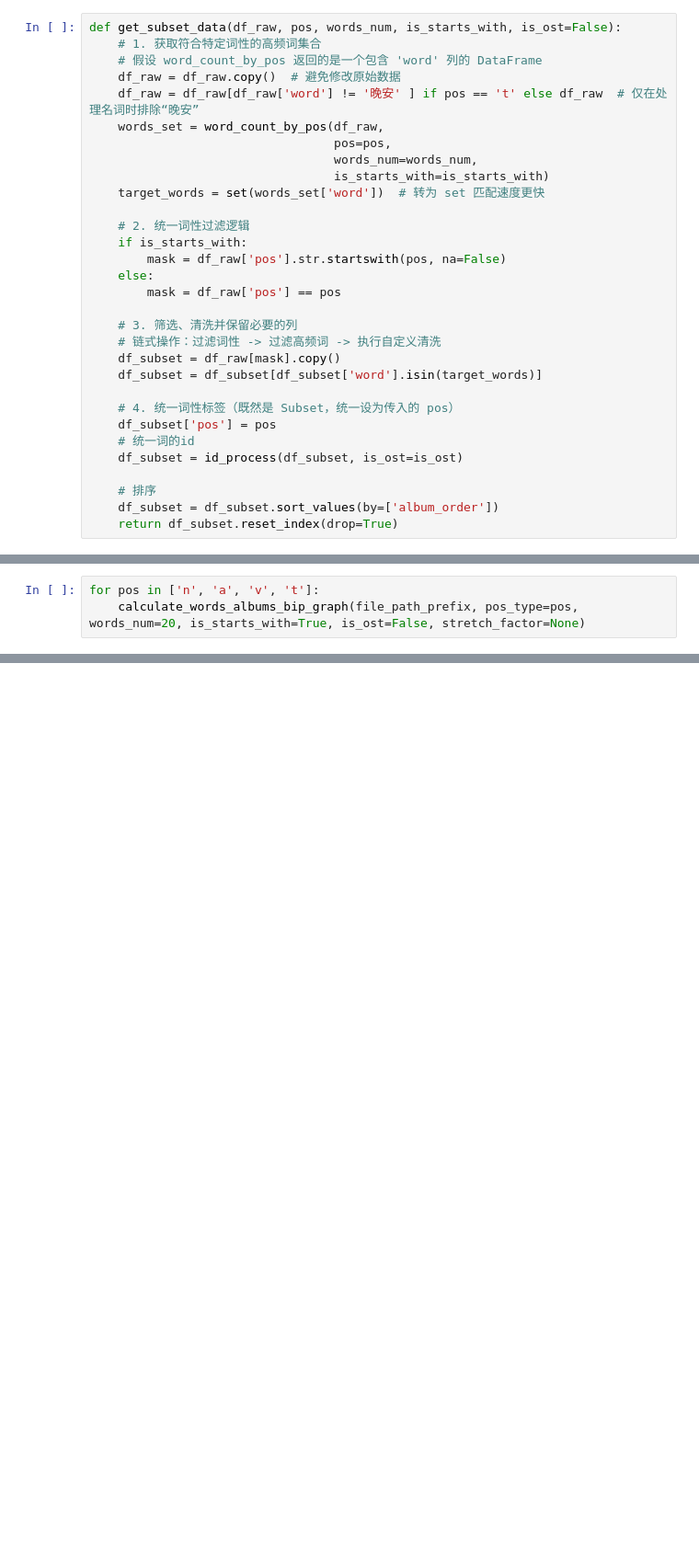
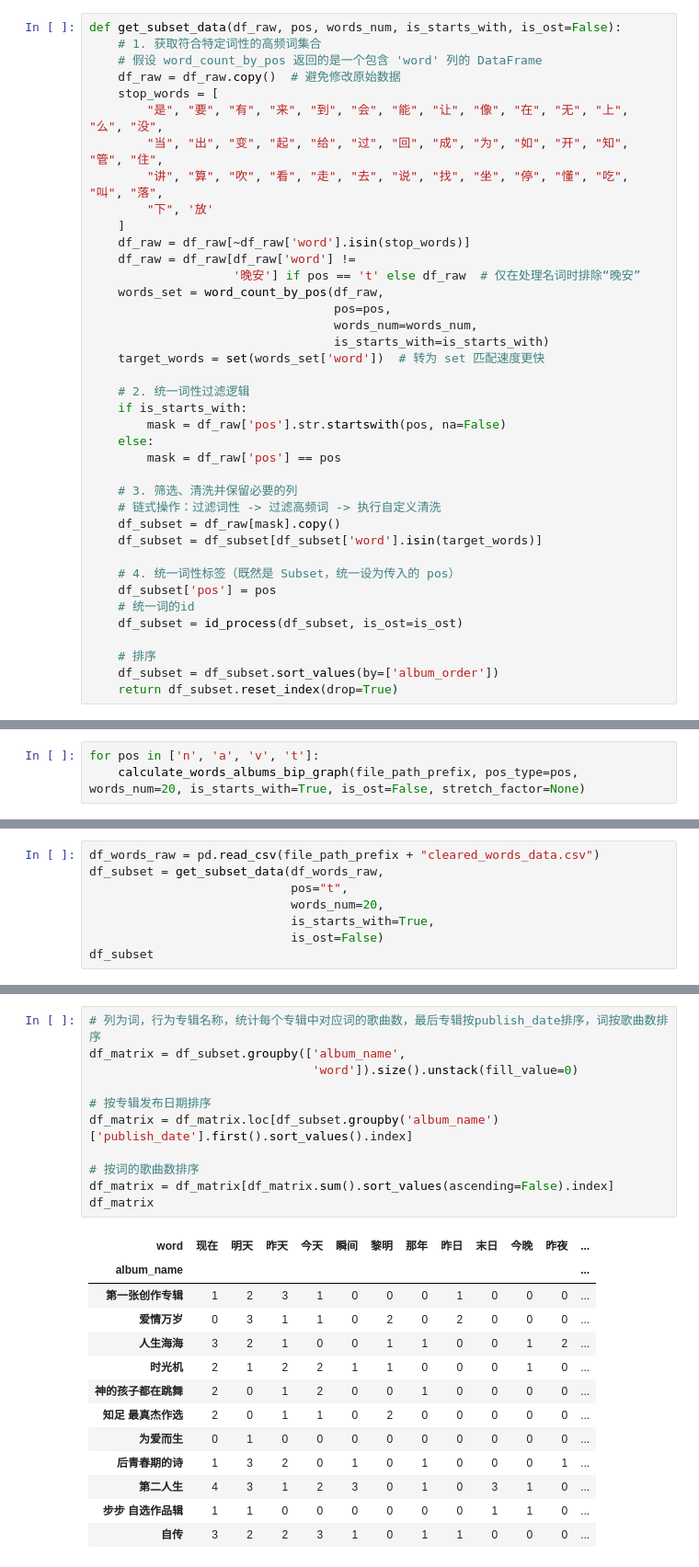
Before and after one commit to Kofi-W/net_charts, a Jupyter notebook: songs/words_bip_graph.ipynb, the cells around one changed output, grey strips where cells are left out. Shown at 92% size. Cells and saved outputs as stored; diff of their text form; blank space fills up the shorter version.

```diff
--- a/songs/words_bip_graph.ipynb
+++ b/songs/words_bip_graph.ipynb
@@ -49,7 +49,15 @@ def get_subset_data(df_raw, pos, words_num, is_starts_with, is_ost=False):
     # 1. 获取符合特定词性的高频词集合
     # 假设 word_count_by_pos 返回的是一个包含 'word' 列的 DataFrame
     df_raw = df_raw.copy()  # 避免修改原始数据
-    df_raw = df_raw[df_raw['word'] != '晚安' ] if pos == 't' else df_raw  # 仅在处理名词时排除“晚安”
+    stop_words = [
+        "是", "要", "有", "来", "到", "会", "能", "让", "像", "在", "无", "上", "么", "没",
+        "当", "出", "变", "起", "给", "过", "回", "成", "为", "如", "开", "知", "管", "住",
+        "讲", "算", "吹", "看", "走", "去", "说", "找", "坐", "停", "懂", "吃", "叫", "落",
+        "下", '放'
+    ]
+    df_raw = df_raw[~df_raw['word'].isin(stop_words)]
+    df_raw = df_raw[df_raw['word'] !=
+                    '晚安'] if pos == 't' else df_raw  # 仅在处理名词时排除“晚安”
     words_set = word_count_by_pos(df_raw,
                                   pos=pos,
                                   words_num=words_num,
@@ -402,0 +540,8 @@ for pos in ['n', 'a', 'v', 't']:
+# %%
+df_words_raw = pd.read_csv(file_path_prefix + "cleared_words_data.csv")
+df_subset = get_subset_data(df_words_raw,
+                            pos="t",
+                            words_num=20,
+                            is_starts_with=True,
+                            is_ost=False)
+df_subset
@@ -402,0 +562,25 @@ for pos in ['n', 'a', 'v', 't']:
+# %%
+# 列为词，行为专辑名称，统计每个专辑中对应词的歌曲数，最后专辑按publish_date排序，词按歌曲数排序
+df_matrix = df_subset.groupby(['album_name',
+                               'word']).size().unstack(fill_value=0)
+
+# 按专辑发布日期排序
+df_matrix = df_matrix.loc[df_subset.groupby('album_name')['publish_date'].first().sort_values().index]
+
+# 按词的歌曲数排序
+df_matrix = df_matrix[df_matrix.sum().sort_values(ascending=False).index]
+df_matrix
+# %% [output]
+| word | 现在 | 明天 | 昨天 | 今天 | 瞬间 | 黎明 | 那年 | 昨日 | 末日 | 今晚 | 昨夜 | ... |
+| album_name |  |  |  |  |  |  |  |  |  |  |  | ... |
+| 第一张创作专辑 | 1 | 2 | 3 | 1 | 0 | 0 | 0 | 1 | 0 | 0 | 0 | ... |
+| 爱情万岁 | 0 | 3 | 1 | 1 | 0 | 2 | 0 | 2 | 0 | 0 | 0 | ... |
+| 人生海海 | 3 | 2 | 1 | 0 | 0 | 1 | 1 | 0 | 0 | 1 | 2 | ... |
+| 时光机 | 2 | 1 | 2 | 2 | 1 | 1 | 0 | 0 | 0 | 1 | 0 | ... |
+| 神的孩子都在跳舞 | 2 | 0 | 1 | 2 | 0 | 0 | 1 | 0 | 0 | 0 | 0 | ... |
+| 知足 最真杰作选 | 2 | 0 | 1 | 1 | 0 | 2 | 0 | 0 | 0 | 0 | 0 | ... |
+| 为爱而生 | 0 | 1 | 0 | 0 | 0 | 0 | 0 | 0 | 0 | 0 | 0 | ... |
+| 后青春期的诗 | 1 | 3 | 2 | 0 | 1 | 0 | 1 | 0 | 0 | 0 | 1 | ... |
+| 第二人生 | 4 | 3 | 1 | 2 | 3 | 0 | 1 | 0 | 3 | 1 | 0 | ... |
+| 步步 自选作品辑 | 1 | 1 | 0 | 0 | 0 | 0 | 0 | 0 | 1 | 1 | 0 | ... |
+| 自传 | 3 | 2 | 2 | 3 | 1 | 0 | 1 | 1 | 0 | 0 | 0 | ... |
```
Also changed, not shown: parts of 15 cells of this notebook, 17 other files.
